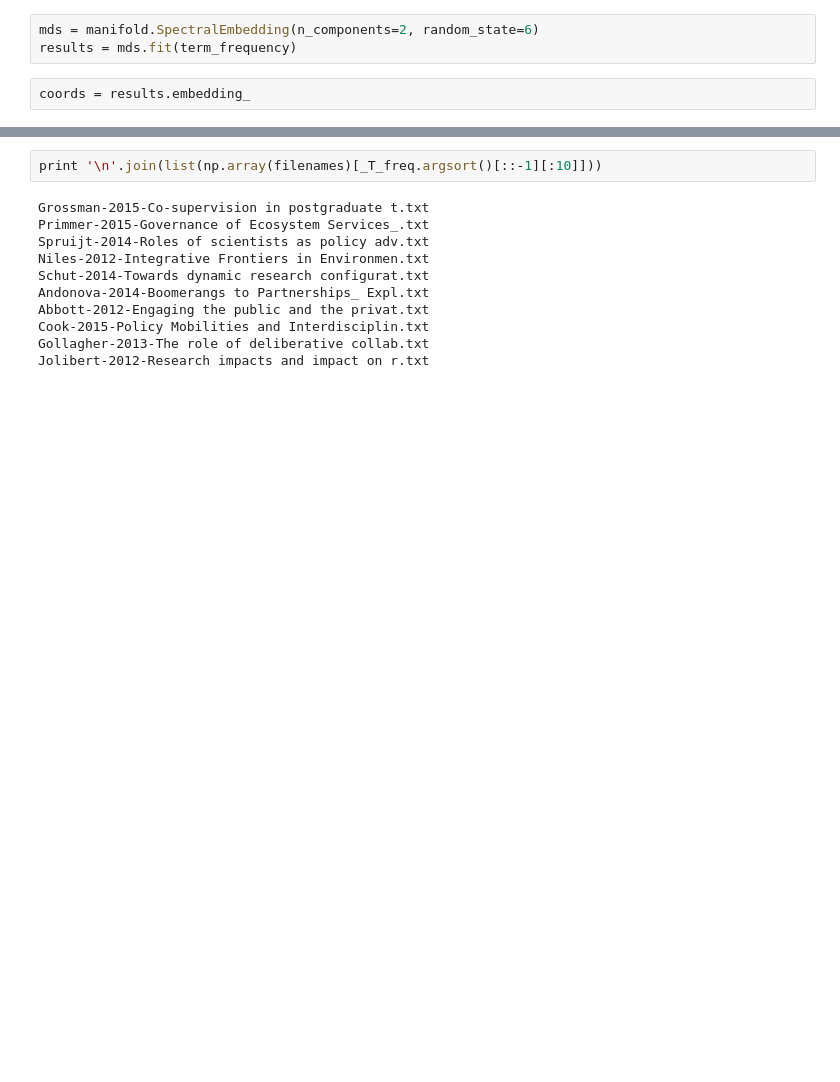
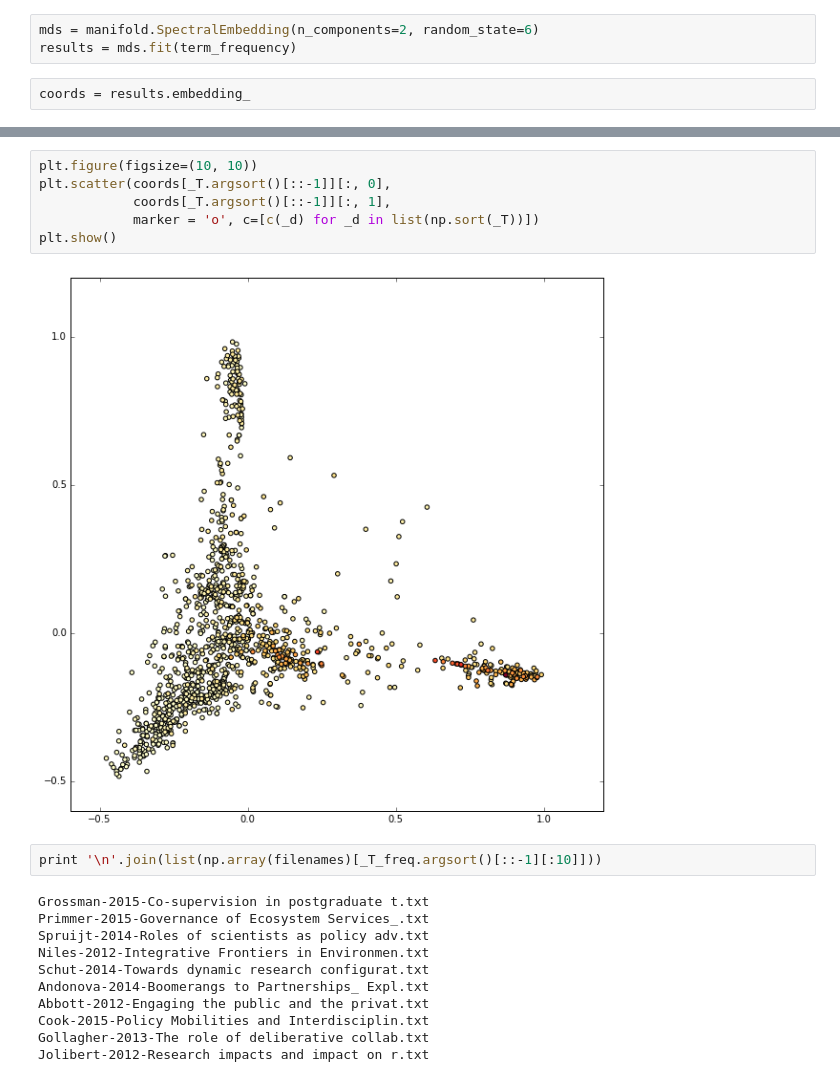
Before and after one commit to jgrosman/ccp-jeremias, a Jupyter notebook: notebooks/20161019 - Technocratic and Deliberative modes.ipynb, the cells around one changed output, grey strips where cells are left out. Cells and saved outputs as stored; diff of their text form; blank space fills up the shorter version.

```diff
--- a/notebooks/20161019 - Technocratic and Deliberative modes.ipynb
+++ b/notebooks/20161019 - Technocratic and Deliberative modes.ipynb
@@ -177,3 +178,11 @@ plt.show()
+# %%
+plt.figure(figsize=(10, 10))
+plt.scatter(coords[_T.argsort()[::-1]][:, 0],
+            coords[_T.argsort()[::-1]][:, 1],
+            marker = 'o', c=[c(_d) for _d in list(np.sort(_T))])
+plt.show()
+# %% [output]
+[figure, added]
 # %%
 print '\n'.join(list(np.array(filenames)[_T_freq.argsort()[::-1][:10]]))
 # %% [output]
```
Also changed, not shown: parts of 24 cells of this notebook.
